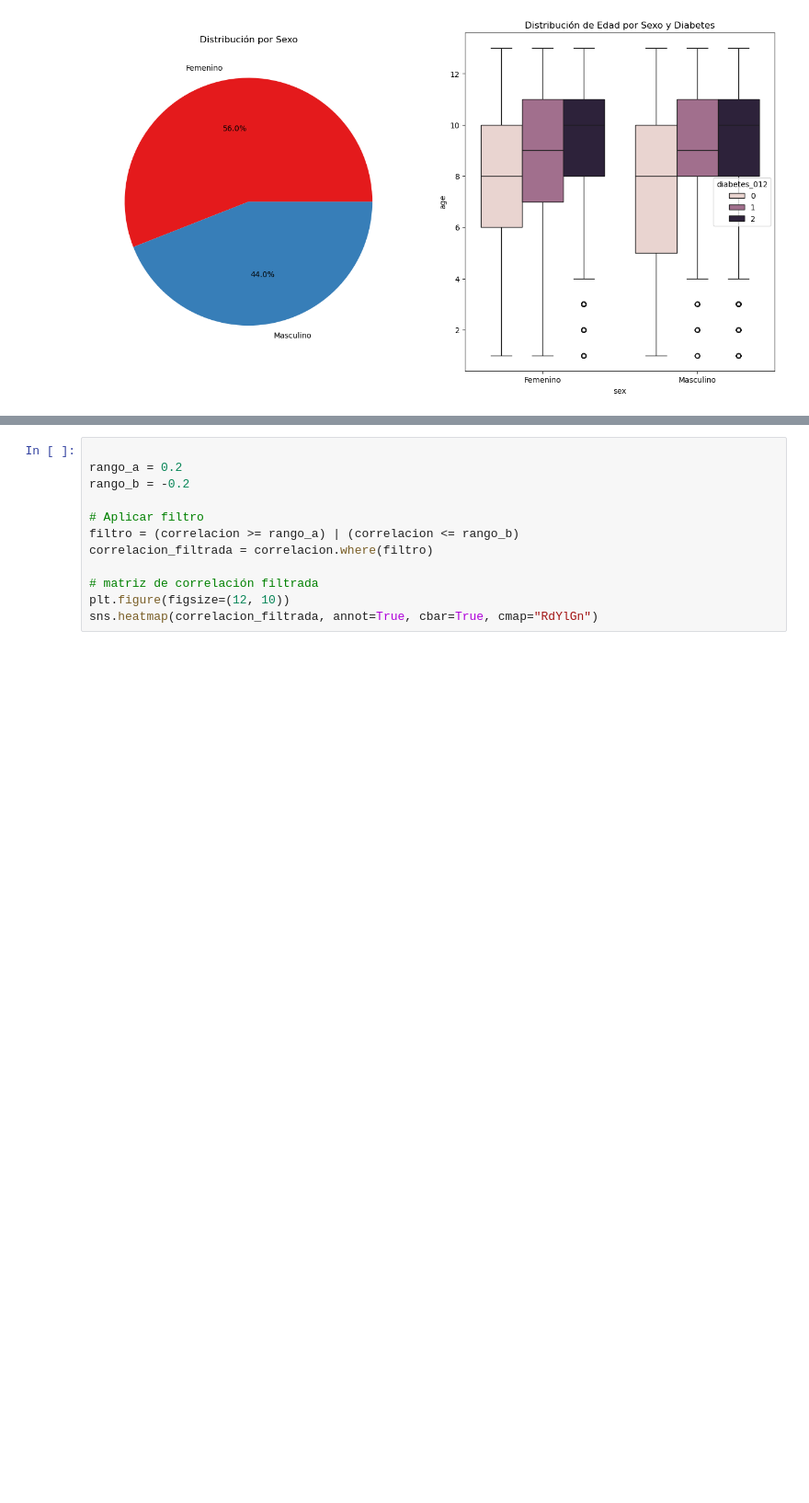
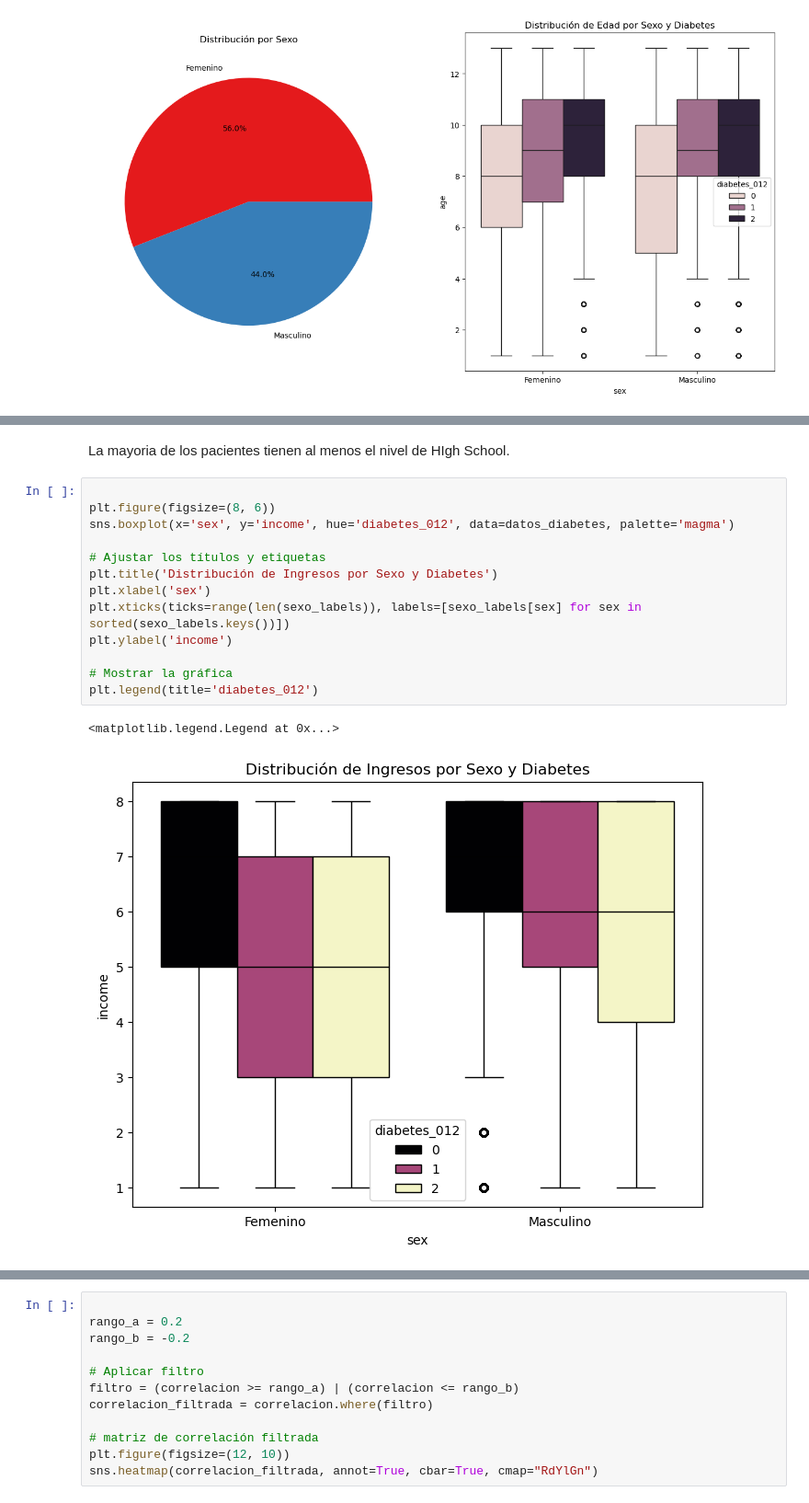
Before and after one commit to juanlt9905/machineLearning2025, a Jupyter notebook: exploracion_de_datos.ipynb, the cells around one changed output, grey strips where cells are left out. Shown at 92% size. Cells and saved outputs as stored; diff of their text form; blank space fills up the shorter version.

```diff
--- a/exploracion_de_datos.ipynb
+++ b/exploracion_de_datos.ipynb
@@ -262,0 +283,18 @@ plt.show()
+# %% [markdown]
+La mayoria de los pacientes tienen al menos el nivel de HIgh School.
+# %%
+
+plt.figure(figsize=(8, 6))
+sns.boxplot(x='sex', y='income', hue='diabetes_012', data=datos_diabetes, palette='magma')
+
+# Ajustar los títulos y etiquetas
+plt.title('Distribución de Ingresos por Sexo y Diabetes')
+plt.xlabel('sex')
+plt.xticks(ticks=range(len(sexo_labels)), labels=[sexo_labels[sex] for sex in sorted(sexo_labels.keys())])
+plt.ylabel('income')
+
+# Mostrar la gráfica
+plt.legend(title='diabetes_012')
+# %% [output]
+<matplotlib.legend.Legend at 0x...>
+[figure, added]
```
Also changed, not shown: parts of 10 cells of this notebook.
